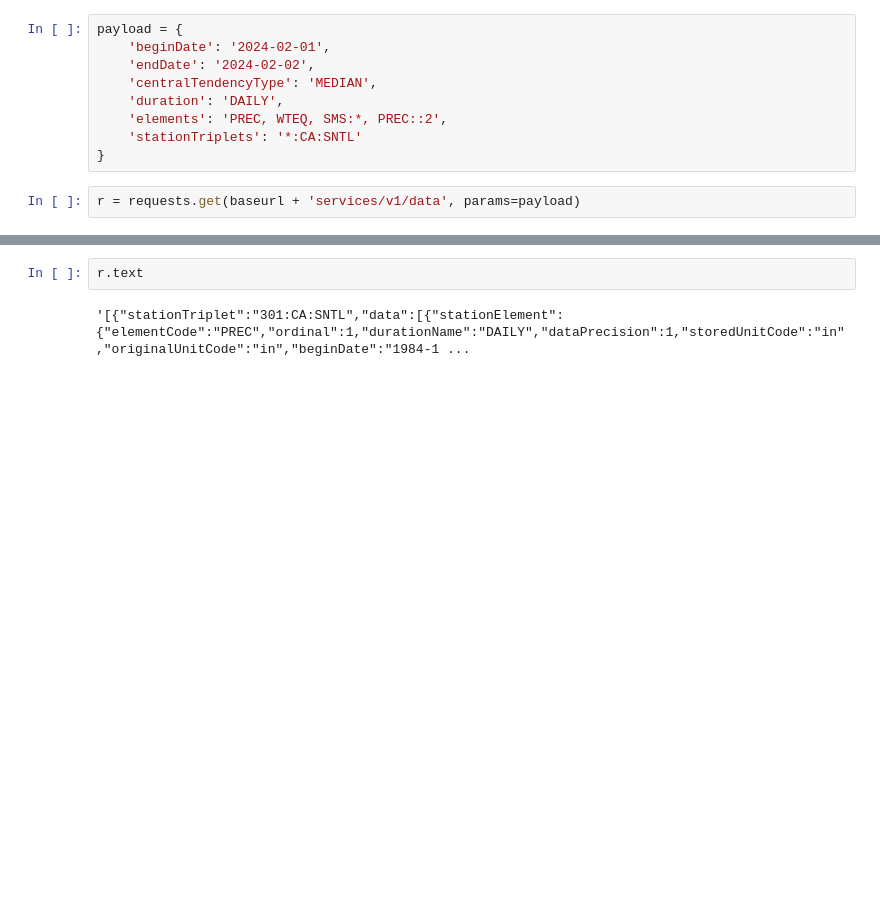
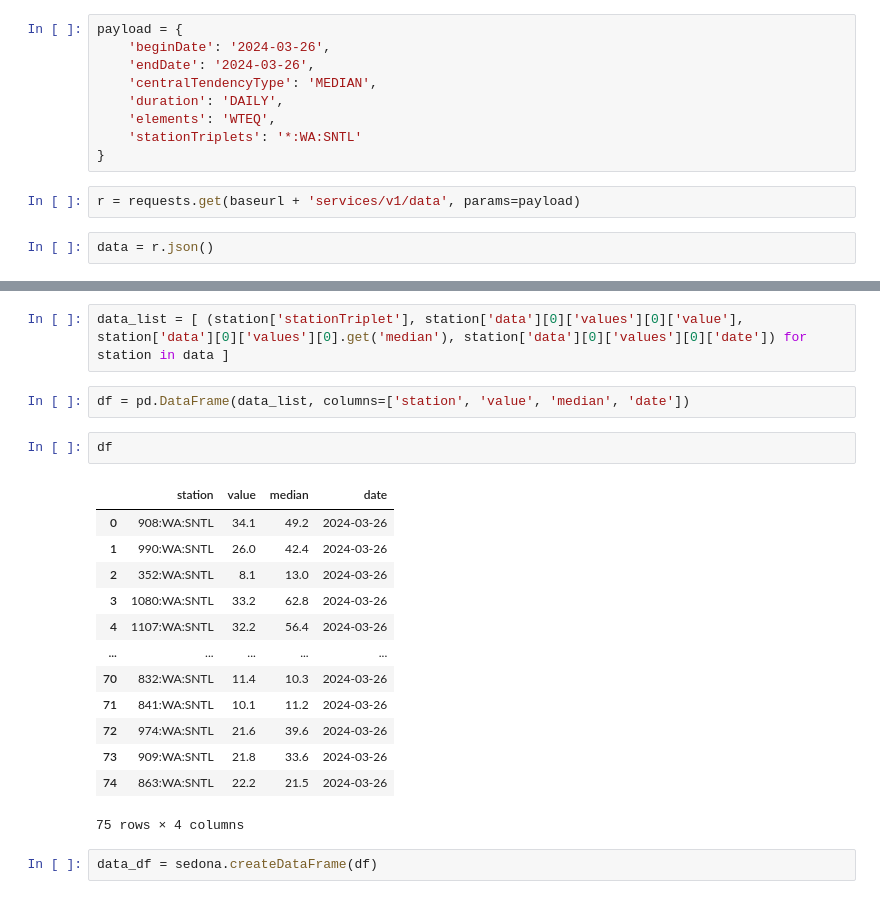
Before and after one commit to johnymontana/snotel-shed, a Jupyter notebook: notebooks/01-snotel-api.ipynb, the cells around one changed output, grey strips where cells are left out. Saved outputs shown, nothing was run; the diff lists cells and outputs as text; blank space fills up the shorter version.

```diff
--- a/notebooks/01-snotel-api.ipynb
+++ b/notebooks/01-snotel-api.ipynb
@@ -15,12 +129,14 @@ parameters
 * `stationTriplets` - *:*:*
 # %%
 payload = {
-    'beginDate': '2024-02-01',
-    'endDate': '2024-02-02',
+    'beginDate': '2024-03-26',
+    'endDate': '2024-03-26',
     'centralTendencyType': 'MEDIAN',
     'duration': 'DAILY',
-    'elements': 'PREC, WTEQ, SMS:*, PREC::2',
-    'stationTriplets': '*:CA:SNTL'
+    'elements': 'WTEQ',
+    'stationTriplets': '*:WA:SNTL'
 }
 # %%
 r = requests.get(baseurl + 'services/v1/data', params=payload)
+# %%
+data = r.json()
@@ -27,4 +161,22 @@ r = requests.get(baseurl + 'services/v1/data', params=payload)
+# %%
+data_list = [ (station['stationTriplet'], station['data'][0]['values'][0]['value'], station['data'][0]['values'][0].get('median'), station['data'][0]['values'][0]['date']) for station in data ]
+# %%
+df = pd.DataFrame(data_list, columns=['station', 'value', 'median', 'date'])
+# %%
+df
+# %% [output]
+|  | station | value | median | date |
+| 0 | 908:WA:SNTL | 34.1 | 49.2 | 2024-03-26 |
+| 1 | 990:WA:SNTL | 26.0 | 42.4 | 2024-03-26 |
+| 2 | 352:WA:SNTL | 8.1 | 13.0 | 2024-03-26 |
+| 3 | 1080:WA:SNTL | 33.2 | 62.8 | 2024-03-26 |
+| 4 | 1107:WA:SNTL | 32.2 | 56.4 | 2024-03-26 |
+| ... | ... | ... | ... | ... |
+| 70 | 832:WA:SNTL | 11.4 | 10.3 | 2024-03-26 |
+| 71 | 841:WA:SNTL | 10.1 | 11.2 | 2024-03-26 |
+| 72 | 974:WA:SNTL | 21.6 | 39.6 | 2024-03-26 |
+| 73 | 909:WA:SNTL | 21.8 | 33.6 | 2024-03-26 |
+| 74 | 863:WA:SNTL | 22.2 | 21.5 | 2024-03-26 |
+75 rows × 4 columns
 # %%
-r.text
+data_df = sedona.createDataFrame(df)
-# %% [output]
-'[{"stationTriplet":"301:CA:SNTL","data":[{"stationElement":{"elementCode":"PREC","ordinal":1,"durationName":"DAILY","dataPrecision":1,"storedUnitCode":"in","originalUnitCode":"in","beginDate":"1984-1 ...
```
Also changed, not shown: parts of 27 cells of this notebook.
